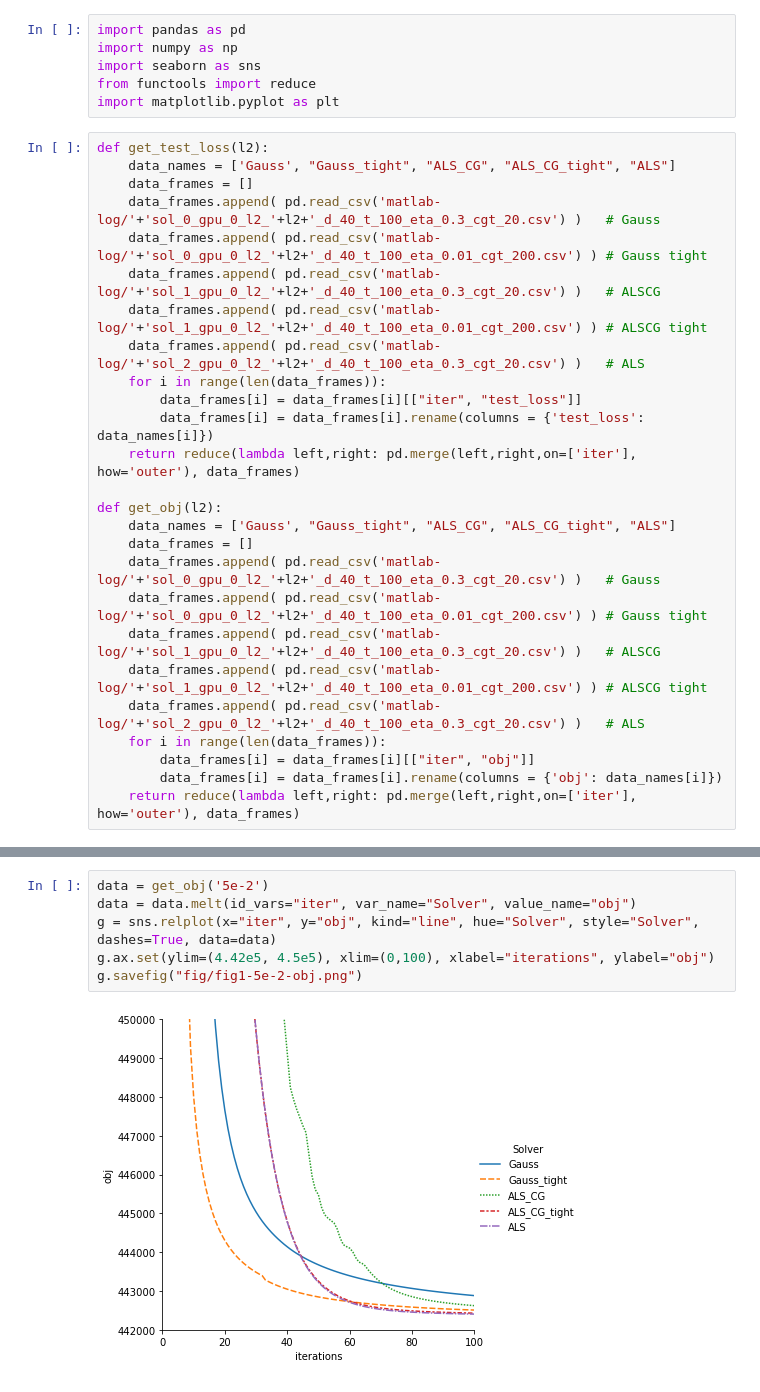
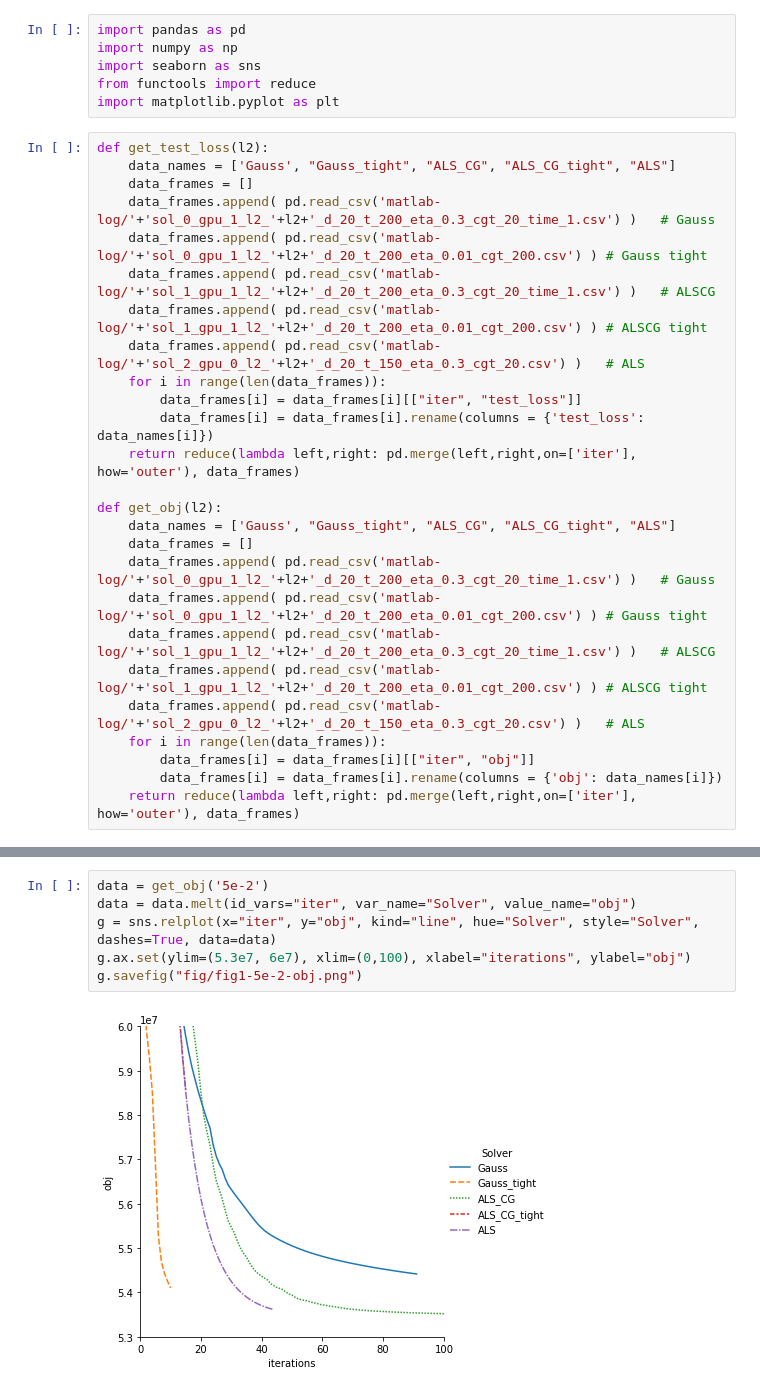
Before and after one commit to jyhsia5174/Gauss-Newton-EXP-Code, a Jupyter notebook: analysis/fig1.ipynb, the cells around one changed output, grey strips where cells are left out. Drawn from its saved outputs; the diff is of its cells as text.

```diff
--- a/analysis/fig1.ipynb
+++ b/analysis/fig1.ipynb
@@ -8,11 +8,11 @@ import matplotlib.pyplot as plt
 def get_test_loss(l2):
     data_names = ['Gauss', "Gauss_tight", "ALS_CG", "ALS_CG_tight", "ALS"]
     data_frames = []
-    data_frames.append( pd.read_csv('matlab-log/'+'sol_0_gpu_0_l2_'+l2+'_d_40_t_100_eta_0.3_cgt_20.csv') )   # Gauss
-    data_frames.append( pd.read_csv('matlab-log/'+'sol_0_gpu_0_l2_'+l2+'_d_40_t_100_eta_0.01_cgt_200.csv') ) # Gauss tight
-    data_frames.append( pd.read_csv('matlab-log/'+'sol_1_gpu_0_l2_'+l2+'_d_40_t_100_eta_0.3_cgt_20.csv') )   # ALSCG
-    data_frames.append( pd.read_csv('matlab-log/'+'sol_1_gpu_0_l2_'+l2+'_d_40_t_100_eta_0.01_cgt_200.csv') ) # ALSCG tight
-    data_frames.append( pd.read_csv('matlab-log/'+'sol_2_gpu_0_l2_'+l2+'_d_40_t_100_eta_0.3_cgt_20.csv') )   # ALS
+    data_frames.append( pd.read_csv('matlab-log/'+'sol_0_gpu_1_l2_'+l2+'_d_20_t_200_eta_0.3_cgt_20_time_1.csv') )   # Gauss
+    data_frames.append( pd.read_csv('matlab-log/'+'sol_0_gpu_1_l2_'+l2+'_d_20_t_200_eta_0.01_cgt_200.csv') ) # Gauss tight
+    data_frames.append( pd.read_csv('matlab-log/'+'sol_1_gpu_1_l2_'+l2+'_d_20_t_200_eta_0.3_cgt_20_time_1.csv') )   # ALSCG
+    data_frames.append( pd.read_csv('matlab-log/'+'sol_1_gpu_1_l2_'+l2+'_d_20_t_200_eta_0.01_cgt_200.csv') ) # ALSCG tight
+    data_frames.append( pd.read_csv('matlab-log/'+'sol_2_gpu_0_l2_'+l2+'_d_20_t_150_eta_0.3_cgt_20.csv') )   # ALS
     for i in range(len(data_frames)):
         data_frames[i] = data_frames[i][["iter", "test_loss"]]
         data_frames[i] = data_frames[i].rename(columns = {'test_loss': data_names[i]})
@@ -21,11 +21,11 @@ def get_test_loss(l2):
 def get_obj(l2):
     data_names = ['Gauss', "Gauss_tight", "ALS_CG", "ALS_CG_tight", "ALS"]
     data_frames = []
-    data_frames.append( pd.read_csv('matlab-log/'+'sol_0_gpu_0_l2_'+l2+'_d_40_t_100_eta_0.3_cgt_20.csv') )   # Gauss
-    data_frames.append( pd.read_csv('matlab-log/'+'sol_0_gpu_0_l2_'+l2+'_d_40_t_100_eta_0.01_cgt_200.csv') ) # Gauss tight
-    data_frames.append( pd.read_csv('matlab-log/'+'sol_1_gpu_0_l2_'+l2+'_d_40_t_100_eta_0.3_cgt_20.csv') )   # ALSCG
-    data_frames.append( pd.read_csv('matlab-log/'+'sol_1_gpu_0_l2_'+l2+'_d_40_t_100_eta_0.01_cgt_200.csv') ) # ALSCG tight
-    data_frames.append( pd.read_csv('matlab-log/'+'sol_2_gpu_0_l2_'+l2+'_d_40_t_100_eta_0.3_cgt_20.csv') )   # ALS
+    data_frames.append( pd.read_csv('matlab-log/'+'sol_0_gpu_1_l2_'+l2+'_d_20_t_200_eta_0.3_cgt_20_time_1.csv') )   # Gauss
+    data_frames.append( pd.read_csv('matlab-log/'+'sol_0_gpu_1_l2_'+l2+'_d_20_t_200_eta_0.01_cgt_200.csv') ) # Gauss tight
+    data_frames.append( pd.read_csv('matlab-log/'+'sol_1_gpu_1_l2_'+l2+'_d_20_t_200_eta_0.3_cgt_20_time_1.csv') )   # ALSCG
+    data_frames.append( pd.read_csv('matlab-log/'+'sol_1_gpu_1_l2_'+l2+'_d_20_t_200_eta_0.01_cgt_200.csv') ) # ALSCG tight
+    data_frames.append( pd.read_csv('matlab-log/'+'sol_2_gpu_0_l2_'+l2+'_d_20_t_150_eta_0.3_cgt_20.csv') )   # ALS
     for i in range(len(data_frames)):
         data_frames[i] = data_frames[i][["iter", "obj"]]
         data_frames[i] = data_frames[i].rename(columns = {'obj': data_names[i]})
@@ -65,11 +65,11 @@ g.savefig("fig/fig1-5e-1-obj.png")
 # %%
 data = get_obj('5e-2')
 data = data.melt(id_vars="iter", var_name="Solver", value_name="obj")
 g = sns.relplot(x="iter", y="obj", kind="line", hue="Solver", style="Solver", dashes=True, data=data)
-g.ax.set(ylim=(4.42e5, 4.5e5), xlim=(0,100), xlabel="iterations", ylabel="obj")
+g.ax.set(ylim=(5.3e7, 6e7), xlim=(0,100), xlabel="iterations", ylabel="obj")
 g.savefig("fig/fig1-5e-2-obj.png")
 # %% [output]
-[figure, old version]
+[figure, new version]
 # %%
 data = get_obj('5e-3')
 data = data.melt(id_vars="iter", var_name="Solver", value_name="obj")
```
Also changed, not shown: parts of 5 cells of this notebook, 20 other files.
